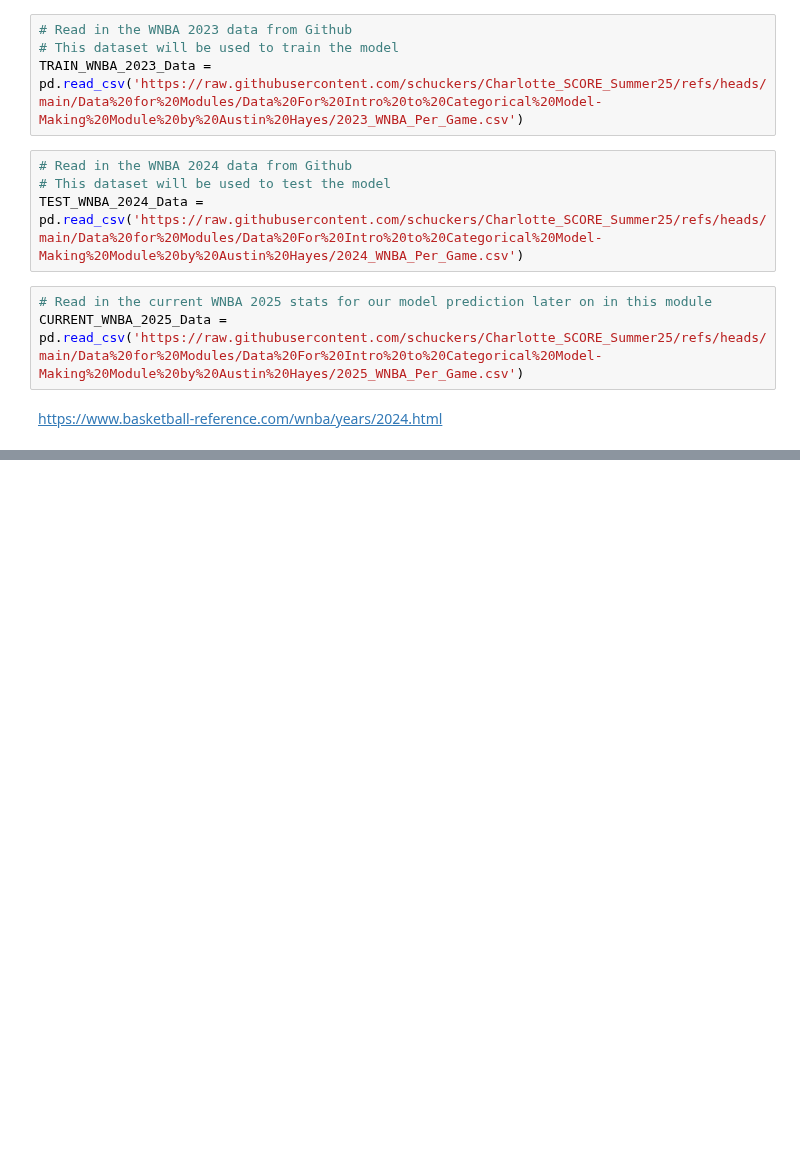
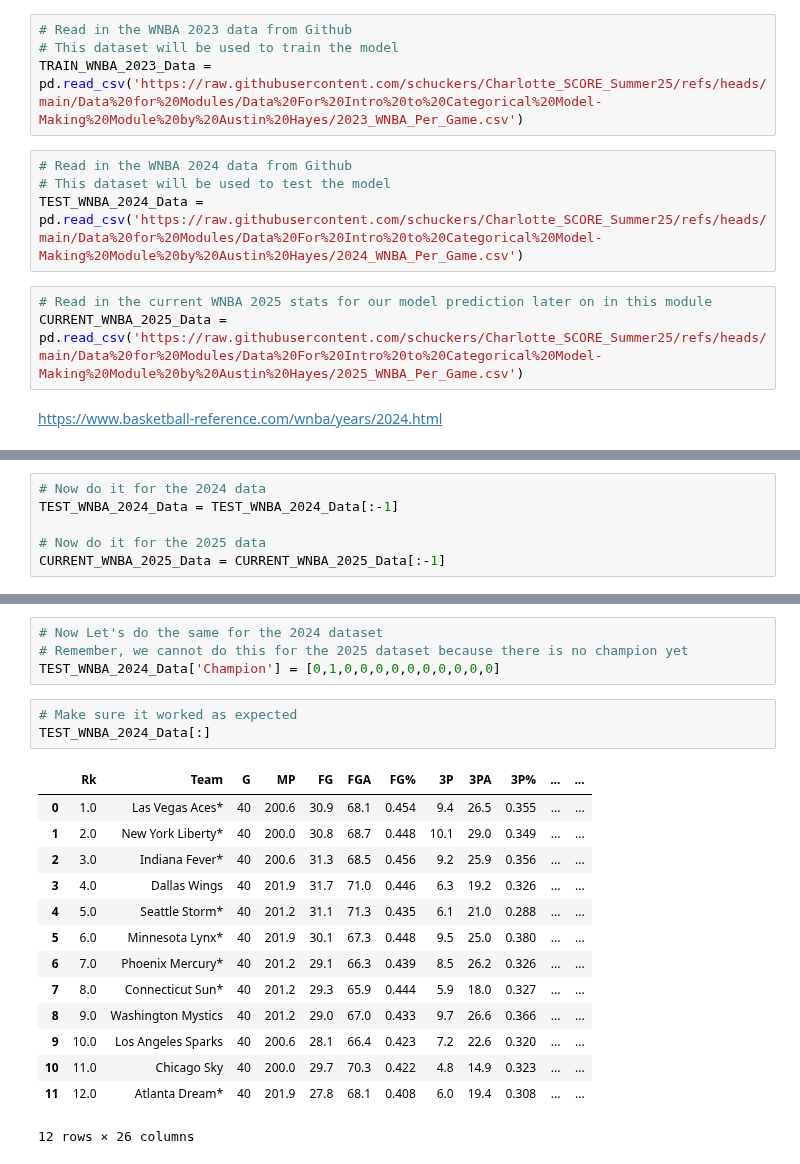
Before and after one commit to schuckers/Charlotte_SCORE_Summer25, a Jupyter notebook: Modules/Intro to Categorical Model-Making Module by Austin Hayes/Intro to Categorical Model-Making Module by Austin Hayes.ipynb, the cells around one changed output, grey strips where cells are left out. Saved outputs shown, nothing was run; the diff lists cells and outputs as text; blank space fills up the shorter version.

```diff
--- a/Modules/Intro to Categorical Model-Making Module by Austin Hayes/Intro to Categorical Model-Making Module by Austin Hayes.ipynb
+++ b/Modules/Intro to Categorical Model-Making Module by Austin Hayes/Intro to Categorical Model-Making Module by Austin Hayes.ipynb
@@ -149,0 +194,6 @@ https://www.basketball-reference.com/wnba/years/2024.html
+# %%
+# Now do it for the 2024 data
+TEST_WNBA_2024_Data = TEST_WNBA_2024_Data[:-1]
+
+# Now do it for the 2025 data
+CURRENT_WNBA_2025_Data = CURRENT_WNBA_2025_Data[:-1]
@@ -149,0 +223,22 @@ https://www.basketball-reference.com/wnba/years/2024.html
+# %%
+# Now Let's do the same for the 2024 dataset
+# Remember, we cannot do this for the 2025 dataset because there is no champion yet
+TEST_WNBA_2024_Data['Champion'] = [0,1,0,0,0,0,0,0,0,0,0,0]
+# %%
+# Make sure it worked as expected
+TEST_WNBA_2024_Data[:]
+# %% [output]
+|  | Rk | Team | G | MP | FG | FGA | FG% | 3P | 3PA | 3P% | ... | ... |
+| 0 | 1.0 | Las Vegas Aces* | 40 | 200.6 | 30.9 | 68.1 | 0.454 | 9.4 | 26.5 | 0.355 | ... | ... |
+| 1 | 2.0 | New York Liberty* | 40 | 200.0 | 30.8 | 68.7 | 0.448 | 10.1 | 29.0 | 0.349 | ... | ... |
+| 2 | 3.0 | Indiana Fever* | 40 | 200.6 | 31.3 | 68.5 | 0.456 | 9.2 | 25.9 | 0.356 | ... | ... |
+| 3 | 4.0 | Dallas Wings | 40 | 201.9 | 31.7 | 71.0 | 0.446 | 6.3 | 19.2 | 0.326 | ... | ... |
+| 4 | 5.0 | Seattle Storm* | 40 | 201.2 | 31.1 | 71.3 | 0.435 | 6.1 | 21.0 | 0.288 | ... | ... |
+| 5 | 6.0 | Minnesota Lynx* | 40 | 201.9 | 30.1 | 67.3 | 0.448 | 9.5 | 25.0 | 0.380 | ... | ... |
+| 6 | 7.0 | Phoenix Mercury* | 40 | 201.2 | 29.1 | 66.3 | 0.439 | 8.5 | 26.2 | 0.326 | ... | ... |
+| 7 | 8.0 | Connecticut Sun* | 40 | 201.2 | 29.3 | 65.9 | 0.444 | 5.9 | 18.0 | 0.327 | ... | ... |
+| 8 | 9.0 | Washington Mystics | 40 | 201.2 | 29.0 | 67.0 | 0.433 | 9.7 | 26.6 | 0.366 | ... | ... |
+| 9 | 10.0 | Los Angeles Sparks | 40 | 200.6 | 28.1 | 66.4 | 0.423 | 7.2 | 22.6 | 0.320 | ... | ... |
+| 10 | 11.0 | Chicago Sky | 40 | 200.0 | 29.7 | 70.3 | 0.422 | 4.8 | 14.9 | 0.323 | ... | ... |
+| 11 | 12.0 | Atlanta Dream* | 40 | 201.9 | 27.8 | 68.1 | 0.408 | 6.0 | 19.4 | 0.308 | ... | ... |
+12 rows × 26 columns
```
Also changed, not shown: parts of 11 cells of this notebook.
